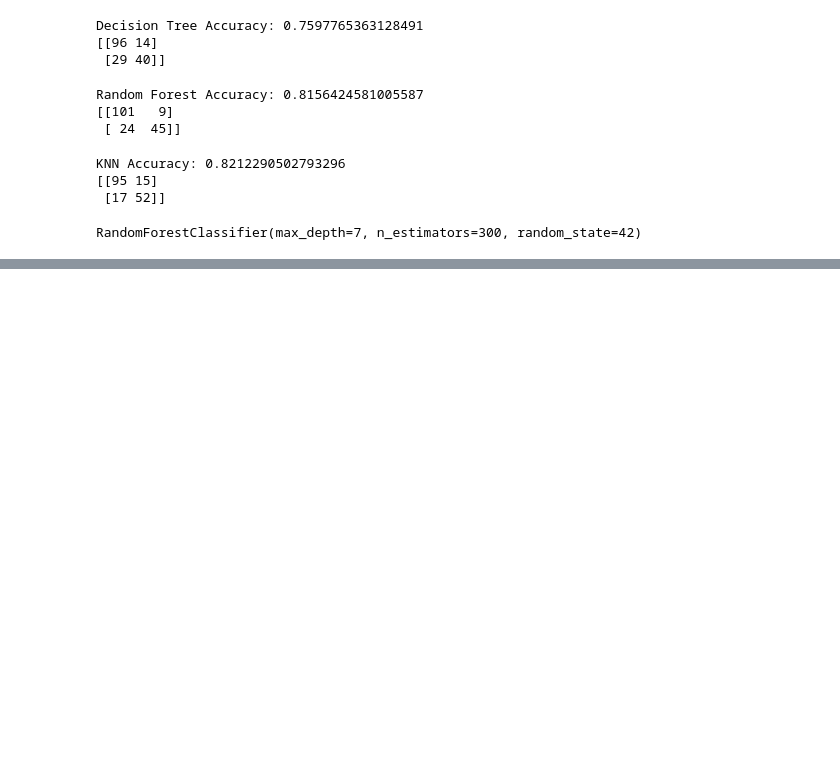
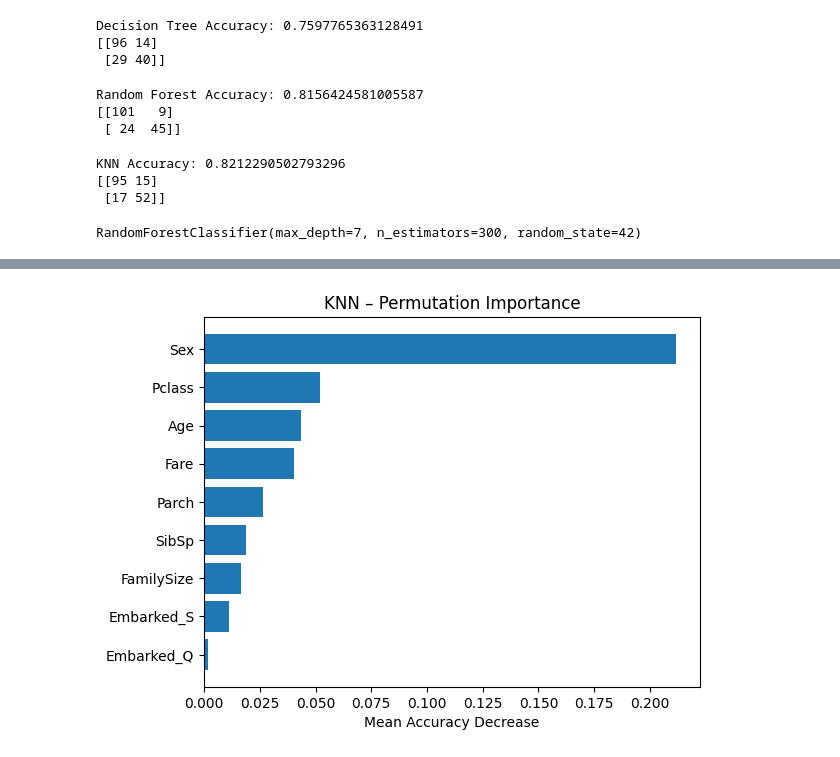
Before and after one commit to Annafi06/ML-Basics, a Jupyter notebook: Machine_Learning.ipynb, the cells around one changed output, grey strips where cells are left out. Saved outputs shown, nothing was run; the diff lists cells and outputs as text; code cells hidden in the pictures; blank space fills up the shorter version.

```diff
--- a/Machine_Learning.ipynb
+++ b/Machine_Learning.ipynb
@@ -323,3 +324,13 @@ rf_final.fit(X, y)
 RandomForestClassifier(max_depth=7, n_estimators=300, random_state=42)
 # %%
 test_predictions = rf_final.predict(test)
+# %%
+from sklearn.preprocessing import StandardScaler
+from sklearn.neighbors import KNeighborsClassifier
+
+scaler = StandardScaler()
+
+X_scaled = scaler.fit_transform(X)   # FULL training data
+# %%
+knn_final = KNeighborsClassifier(n_neighbors=7)  # adjust if different
+knn_final.fit(X_scaled, y)
@@ -325,0 +514,23 @@ test_predictions = rf_final.predict(test)
+# %%
+from sklearn.inspection import permutation_importance
+
+perm = permutation_importance(
+    knn_final,
+    X_scaled,
+    y,
+    n_repeats=10,
+    random_state=42
+)
+
+knn_importance = pd.DataFrame({
+    'Feature': X.columns,
+    'Importance': perm.importances_mean
+}).sort_values(by='Importance', ascending=True)
+
+plt.figure()
+plt.barh(knn_importance['Feature'], knn_importance['Importance'])
+plt.title("KNN – Permutation Importance")
+plt.xlabel("Mean Accuracy Decrease")
+plt.show()
+# %% [output]
+[figure, added]
```
Also changed, not shown: parts of 25 cells of this notebook.
